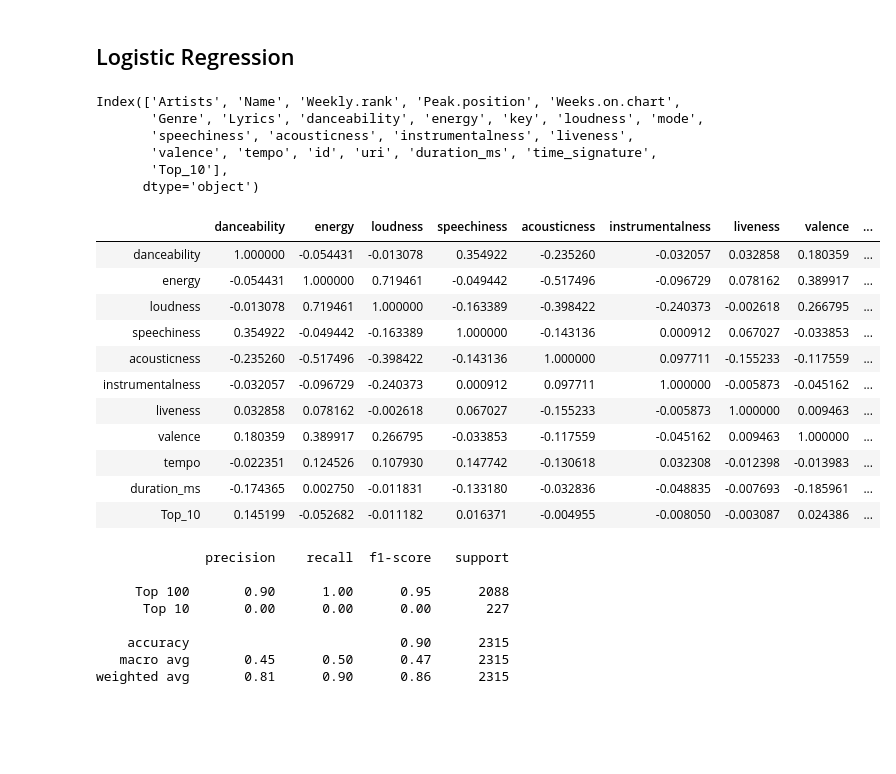
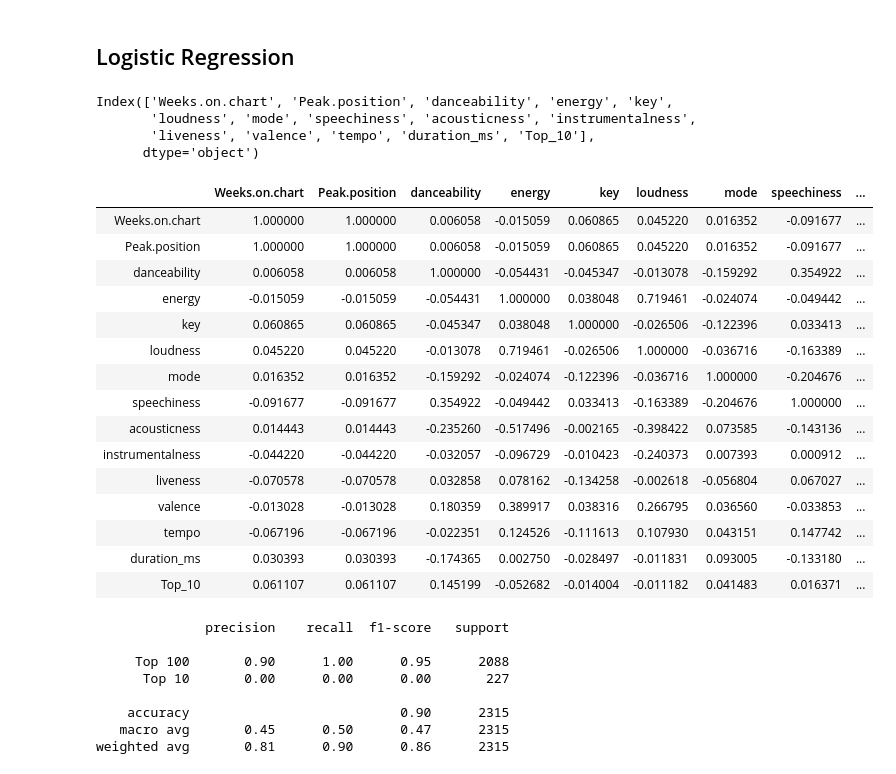
Before and after one commit to lcunningham24/Mod-5-Project, a Jupyter notebook: Final_Notebook.ipynb, the cells around one changed output. Drawn from its saved outputs; the diff is of its cells as text; code cells hidden in the pictures; blank space fills up the shorter version.

```diff
--- a/Final_Notebook.ipynb
+++ b/Final_Notebook.ipynb
@@ -21,6 +23,10 @@ from sklearn.ensemble import RandomForestClassifier
 # %%
 df = pd.read_csv('my_dataframe.csv')
 df = df.drop(columns=['Unnamed: 0'])
+# %%
+df['Weeks.on.chart'] = df['Weeks.on.chart'].fillna(0)
+# %%
+df['Peak.position'] = df['Weeks.on.chart'].fillna(df['Weekly.rank'])
 # %% [markdown]
 # EDA
 # %% [markdown]
@@ -175,8 +122,12 @@ ax.set_title("Frequency of Genres");
 df['Top_10']= np.where(df['Weekly.rank']<=10,1,0)
 # %%
 # df with the features I want to use for modeling
-df = df[['Artists','Name','Weekly.rank', 'Peak.position', 'Weeks.on.chart',
-       'Genre', 'Lyrics', 'danceability', 'energy',
+df_modeling = df[['Weeks.on.chart','Peak.position','danceability', 'energy',
        'key', 'loudness', 'mode', 'speechiness', 'acousticness',
-       'instrumentalness', 'liveness', 'valence', 'tempo', 'id', 'uri',
-       'duration_ms', 'time_signature','Top_10']]
+       'instrumentalness', 'liveness', 'valence', 'tempo',
+       'duration_ms','Top_10']]
+
+selected_features = ['Weeks.on.chart','Peak.position','danceability', 'energy',
+       'key', 'loudness', 'mode', 'speechiness', 'acousticness',
+       'instrumentalness', 'liveness', 'valence', 'tempo',
+       'duration_ms', 'time_signature','Top_10']
@@ -260,11 +195,9 @@ As we can see in the above confusion matrix, everything was classified as not be
 # %% [markdown]
 ## Logistic Regression
 # %%
-df.columns
+df_modeling.columns
 # %% [output]
-Index(['Artists', 'Name', 'Weekly.rank', 'Peak.position', 'Weeks.on.chart',
-       'Genre', 'Lyrics', 'danceability', 'energy', 'key', 'loudness', 'mode',
-       'speechiness', 'acousticness', 'instrumentalness', 'liveness',
-       'valence', 'tempo', 'id', 'uri', 'duration_ms', 'time_signature',
-       'Top_10'],
+Index(['Weeks.on.chart', 'Peak.position', 'danceability', 'energy', 'key',
+       'loudness', 'mode', 'speechiness', 'acousticness', 'instrumentalness',
+       'liveness', 'valence', 'tempo', 'duration_ms', 'Top_10'],
       dtype='object')
@@ -274,18 +204,22 @@ modeling_df = df.drop(columns=['Artists', 'Name', 'Weekly.rank', 'Peak.position'
 # %%
-modeling_df = pd.get_dummies(modeling_df)
+df_modeling = pd.get_dummies(df_modeling)
 # %%
-modeling_df.corr()
+df_modeling.corr()
 # %% [output]
-|  | danceability | energy | loudness | speechiness | acousticness | instrumentalness | liveness | valence | ... |
-| danceability | 1.000000 | -0.054431 | -0.013078 | 0.354922 | -0.235260 | -0.032057 | 0.032858 | 0.180359 | ... |
-| energy | -0.054431 | 1.000000 | 0.719461 | -0.049442 | -0.517496 | -0.096729 | 0.078162 | 0.389917 | ... |
-| loudness | -0.013078 | 0.719461 | 1.000000 | -0.163389 | -0.398422 | -0.240373 | -0.002618 | 0.266795 | ... |
-| speechiness | 0.354922 | -0.049442 | -0.163389 | 1.000000 | -0.143136 | 0.000912 | 0.067027 | -0.033853 | ... |
-| acousticness | -0.235260 | -0.517496 | -0.398422 | -0.143136 | 1.000000 | 0.097711 | -0.155233 | -0.117559 | ... |
-| instrumentalness | -0.032057 | -0.096729 | -0.240373 | 0.000912 | 0.097711 | 1.000000 | -0.005873 | -0.045162 | ... |
-| liveness | 0.032858 | 0.078162 | -0.002618 | 0.067027 | -0.155233 | -0.005873 | 1.000000 | 0.009463 | ... |
-| valence | 0.180359 | 0.389917 | 0.266795 | -0.033853 | -0.117559 | -0.045162 | 0.009463 | 1.000000 | ... |
-| tempo | -0.022351 | 0.124526 | 0.107930 | 0.147742 | -0.130618 | 0.032308 | -0.012398 | -0.013983 | ... |
-| duration_ms | -0.174365 | 0.002750 | -0.011831 | -0.133180 | -0.032836 | -0.048835 | -0.007693 | -0.185961 | ... |
-| Top_10 | 0.145199 | -0.052682 | -0.011182 | 0.016371 | -0.004955 | -0.008050 | -0.003087 | 0.024386 | ... |
+|  | Weeks.on.chart | Peak.position | danceability | energy | key | loudness | mode | speechiness | ... |
+| Weeks.on.chart | 1.000000 | 1.000000 | 0.006058 | -0.015059 | 0.060865 | 0.045220 | 0.016352 | -0.091677 | ... |
+| Peak.position | 1.000000 | 1.000000 | 0.006058 | -0.015059 | 0.060865 | 0.045220 | 0.016352 | -0.091677 | ... |
+| danceability | 0.006058 | 0.006058 | 1.000000 | -0.054431 | -0.045347 | -0.013078 | -0.159292 | 0.354922 | ... |
+| energy | -0.015059 | -0.015059 | -0.054431 | 1.000000 | 0.038048 | 0.719461 | -0.024074 | -0.049442 | ... |
+| key | 0.060865 | 0.060865 | -0.045347 | 0.038048 | 1.000000 | -0.026506 | -0.122396 | 0.033413 | ... |
+| loudness | 0.045220 | 0.045220 | -0.013078 | 0.719461 | -0.026506 | 1.000000 | -0.036716 | -0.163389 | ... |
+| mode | 0.016352 | 0.016352 | -0.159292 | -0.024074 | -0.122396 | -0.036716 | 1.000000 | -0.204676 | ... |
+| speechiness | -0.091677 | -0.091677 | 0.354922 | -0.049442 | 0.033413 | -0.163389 | -0.204676 | 1.000000 | ... |
+| acousticness | 0.014443 | 0.014443 | -0.235260 | -0.517496 | -0.002165 | -0.398422 | 0.073585 | -0.143136 | ... |
+| instrumentalness | -0.044220 | -0.044220 | -0.032057 | -0.096729 | -0.010423 | -0.240373 | 0.007393 | 0.000912 | ... |
+| liveness | -0.070578 | -0.070578 | 0.032858 | 0.078162 | -0.134258 | -0.002618 | -0.056804 | 0.067027 | ... |
+| valence | -0.013028 | -0.013028 | 0.180359 | 0.389917 | 0.038316 | 0.266795 | 0.036560 | -0.033853 | ... |
+| tempo | -0.067196 | -0.067196 | -0.022351 | 0.124526 | -0.111613 | 0.107930 | 0.043151 | 0.147742 | ... |
+| duration_ms | 0.030393 | 0.030393 | -0.174365 | 0.002750 | -0.028497 | -0.011831 | 0.093005 | -0.133180 | ... |
+| Top_10 | 0.061107 | 0.061107 | 0.145199 | -0.052682 | -0.014004 | -0.011182 | 0.041483 | 0.016371 | ... |
 # %%
```
Also changed, not shown: parts of 37 cells of this notebook.
